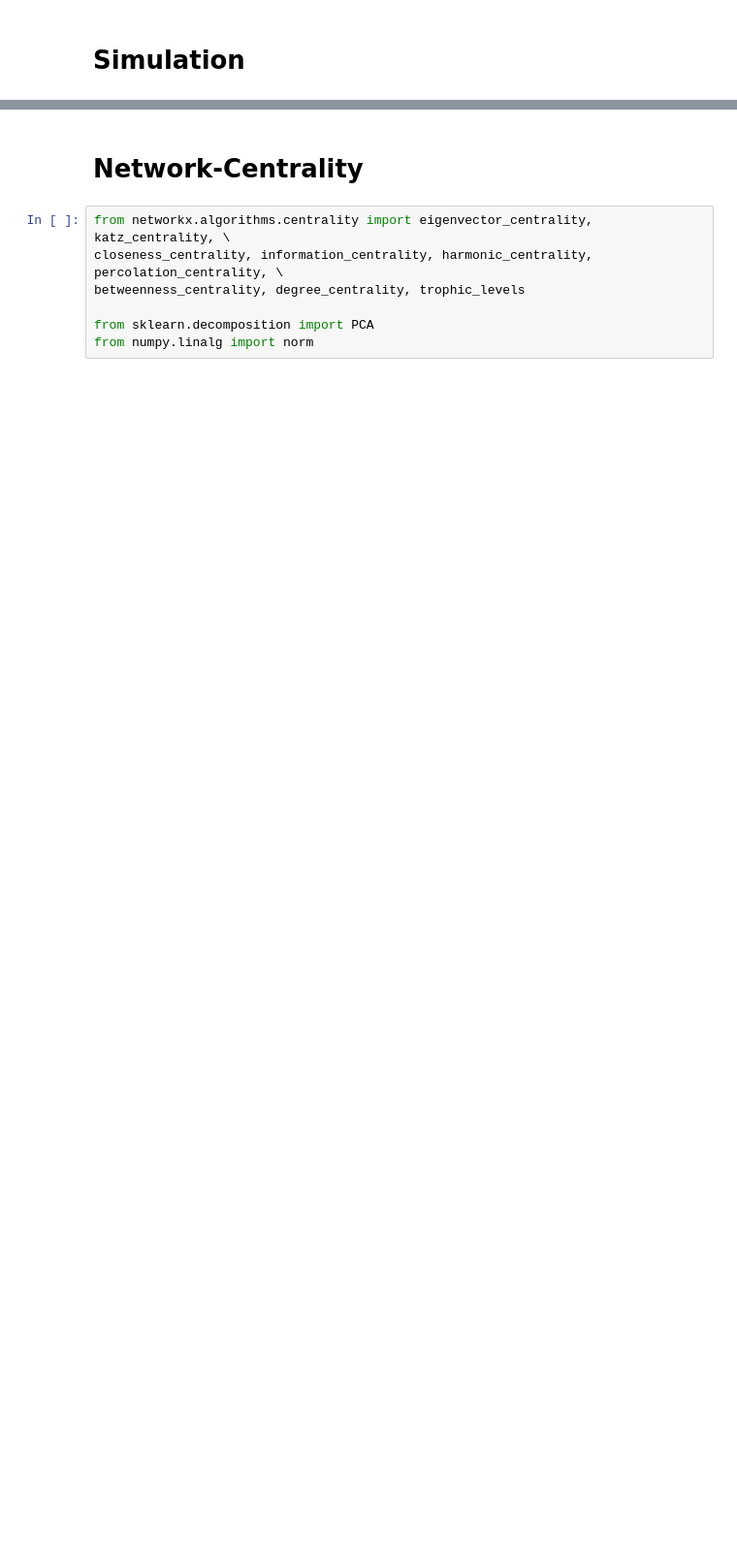
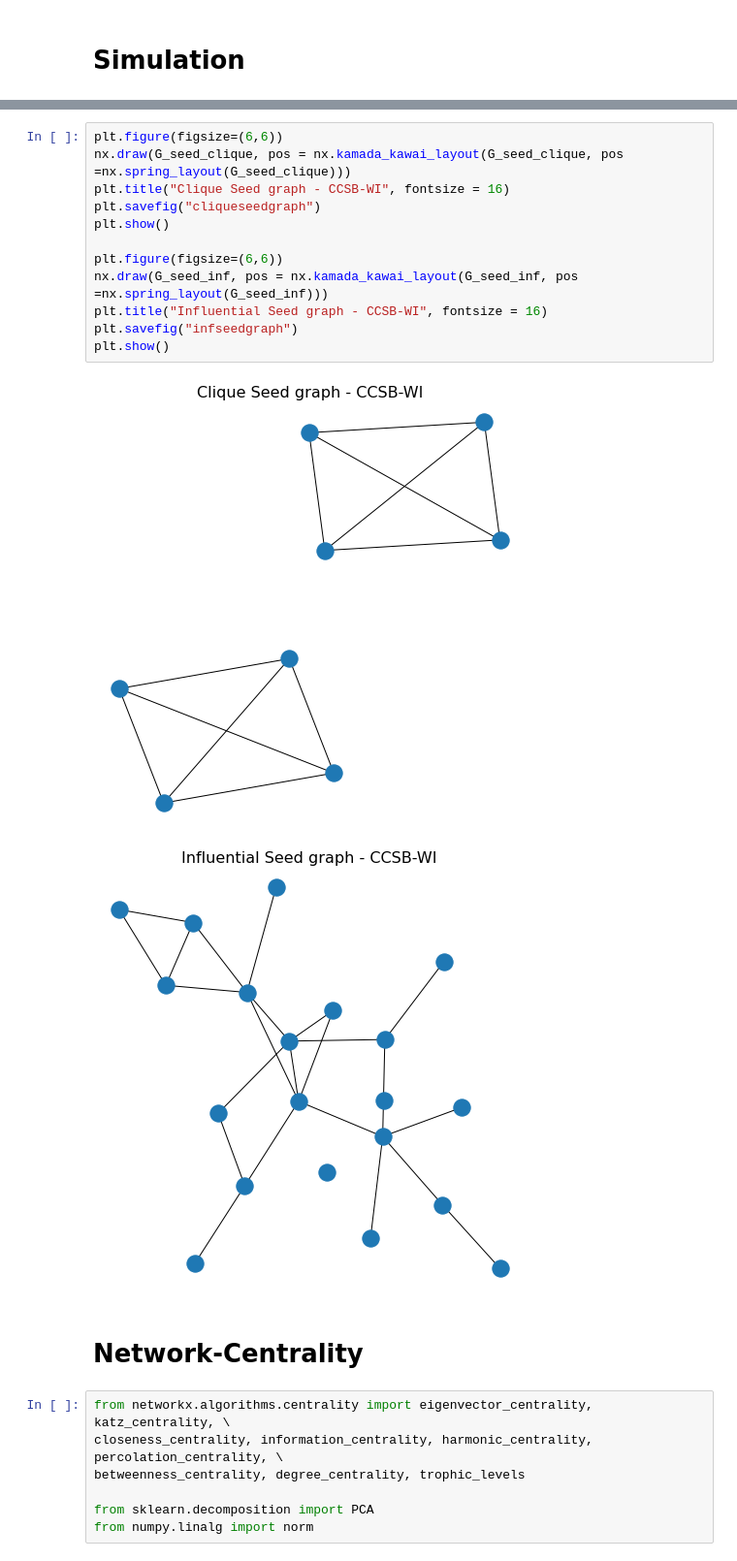
Before and after one commit to keerthan2/BT5240, a Jupyter notebook: project/CSB_Project_Code.ipynb, the cells around one changed output, grey strips where cells are left out. Shown at 97% size. Cells and saved outputs as stored; diff of their text form; blank space fills up the shorter version.

```diff
--- a/project/CSB_Project_Code.ipynb
+++ b/project/CSB_Project_Code.ipynb
@@ -448,3 +586,18 @@ Optimal NRP: 0.6 | Optimal NCP: 0.001
+# %%
+plt.figure(figsize=(6,6))
+nx.draw(G_seed_clique, pos = nx.kamada_kawai_layout(G_seed_clique, pos =nx.spring_layout(G_seed_clique)))
+plt.title("Clique Seed graph - CCSB-WI", fontsize = 16)
+plt.savefig("cliqueseedgraph")
+plt.show()
+
+plt.figure(figsize=(6,6))
+nx.draw(G_seed_inf, pos = nx.kamada_kawai_layout(G_seed_inf, pos =nx.spring_layout(G_seed_inf)))
+plt.title("Influential Seed graph - CCSB-WI", fontsize = 16)
+plt.savefig("infseedgraph")
+plt.show()
+# %% [output]
+[figure, added]
+[figure, added]
 # %% [markdown]
 # Network-Centrality
 # %%
```
Also changed, not shown: parts of 61 cells of this notebook.
